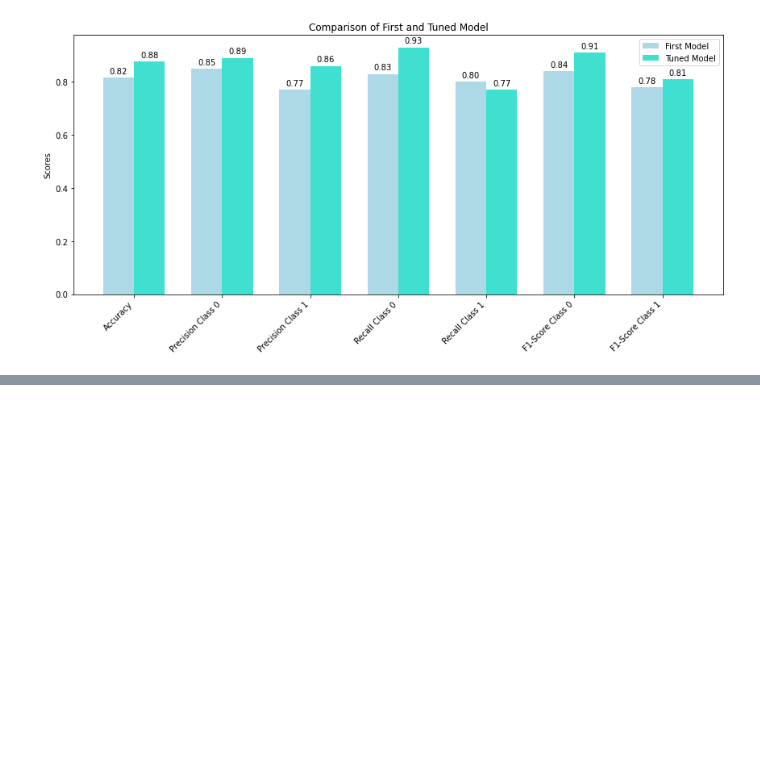
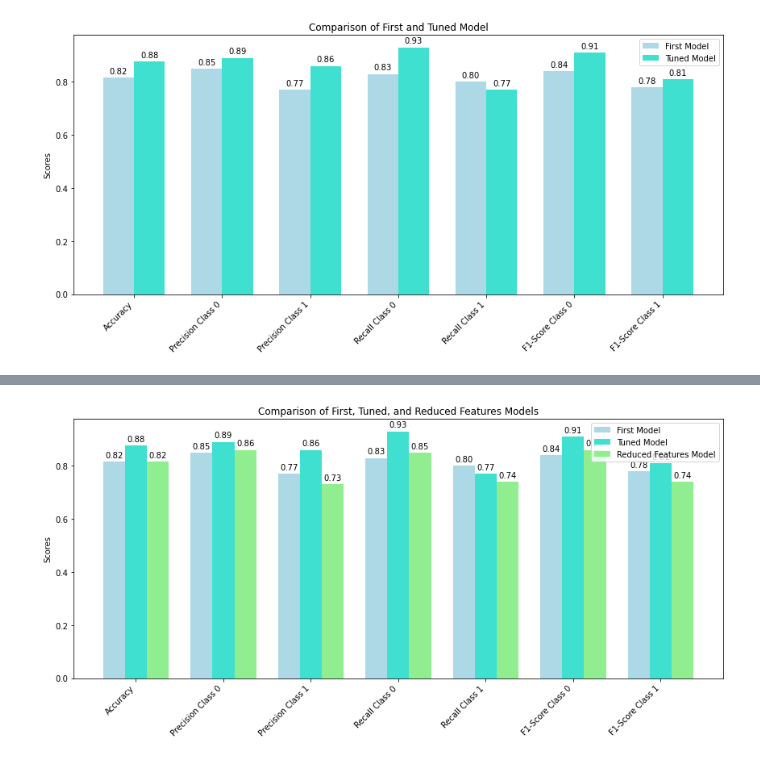
Before and after one commit to LiorShalev/Titanic, a Jupyter notebook: Titanic_Prediction_Model.ipynb, the cells around one changed output, grey strips where cells are left out. Drawn from its saved outputs; the diff is of its cells as text; code cells hidden in the pictures; blank space fills up the shorter version.

Commit message:
Updated model

```diff
--- a/Titanic_Prediction_Model.ipynb
+++ b/Titanic_Prediction_Model.ipynb
@@ -422,0 +492,85 @@ plt.show()
+# %%
+# Metrics for the first model
+first_model_metrics = {
+    'Accuracy': 0.8156,
+    'Precision Class 0': 0.85,
+    'Precision Class 1': 0.77,
+    'Recall Class 0': 0.83,
+    'Recall Class 1': 0.80,
+    'F1-Score Class 0': 0.84,
+    'F1-Score Class 1': 0.78
+}
+
+# Metrics for the second model (after tuning)
+second_model_metrics = {
+    'Accuracy': 0.8771,
+    'Precision Class 0': 0.89,
+    'Precision Class 1': 0.86,
+    'Recall Class 0': 0.93,
+    'Recall Class 1': 0.77,
+    'F1-Score Class 0': 0.91,
+    'F1-Score Class 1': 0.81
+}
+
+# Metrics for the third model (reduced features)
+third_model_metrics = {
+    'Accuracy': 0.8156,
+    'Precision Class 0': 0.86,
+    'Precision Class 1': 0.73,
+    'Recall Class 0': 0.85,
+    'Recall Class 1': 0.74,
+    'F1-Score Class 0': 0.86,
+    'F1-Score Class 1': 0.74
+}
+
+# Create categories
+categories = list(first_model_metrics.keys())
+first_model_values = list(first_model_metrics.values())
+second_model_values = list(second_model_metrics.values())
+third_model_values = list(third_model_metrics.values())
+
+# Number of metrics
+N = len(categories)
+
+# Set up the plot with increased width
+fig, ax = plt.subplots(figsize=(12, 6))
+
+# Set bar width
+width = 0.25  # Width of the bars
+
+# Plot
+ind = np.arange(N)
+
+# First model bar (light blue)
+bar1 = ax.bar(ind - width, first_model_values, width, label='First Model', color='#ADD8E6')  # Light Blue
+
+# Second model bar (turquoise)
+bar2 = ax.bar(ind, second_model_values, width, label='Tuned Model', color='#40E0D0')  # Turquoise
+
+# Third model bar (light green)
+bar3 = ax.bar(ind + width, third_model_values, width, label='Reduced Features Model', color='#90EE90')  # Light Green
+
+# Add labels on top of the bars for the first model
+for i, v in enumerate(first_model_values):
+    ax.text(i - width, v + 0.01, f'{v:.2f}', ha='center', va='bottom')
+
+# Add labels on top of the bars for the second model
+for i, v in enumerate(second_model_values):
+    ax.text(i, v + 0.01, f'{v:.2f}', ha='center', va='bottom')
+
+# Add labels on top of the bars for the third model
+for i, v in enumerate(third_model_values):
+    ax.text(i + width, v + 0.01, f'{v:.2f}', ha='center', va='bottom')
+
+# Labels and title
+ax.set_ylabel('Scores')
+ax.set_title('Comparison of First, Tuned, and Reduced Features Models')
+ax.set_xticks(ind)
+ax.set_xticklabels(categories, rotation=45, ha='right')
+ax.legend()
+
+# Display the plot
+plt.tight_layout()
+plt.show()
+# %% [output]
+[figure, added]
```
Also changed, not shown: parts of 7 cells of this notebook.
